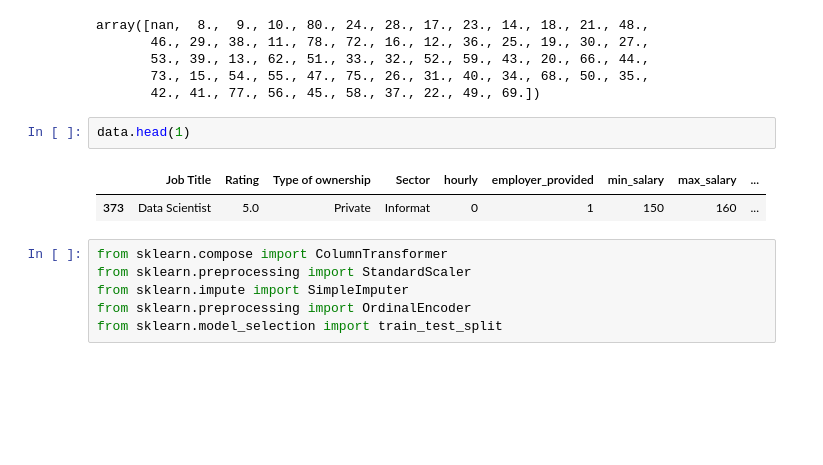
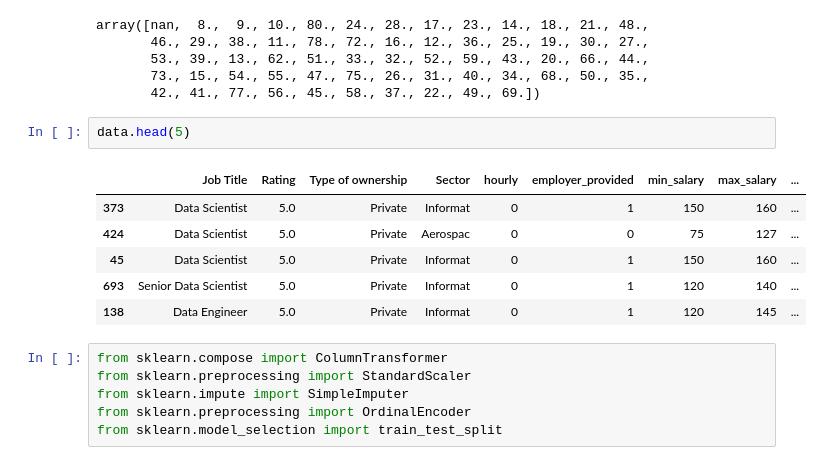
Before and after one commit to awaistahseen009/Regression-Projects, a Jupyter notebook: Glassdoor_salary_prediction.ipynb, the cells around one changed output. Drawn from its saved outputs; the diff is of its cells as text; blank space fills up the shorter version.

```diff
--- a/Glassdoor_salary_prediction.ipynb
+++ b/Glassdoor_salary_prediction.ipynb
@@ -129,10 +129,14 @@ array([nan,  8.,  9., 10., 80., 24., 28., 17., 23., 14., 18., 21., 48.,
        73., 15., 54., 55., 47., 75., 26., 31., 40., 34., 68., 50., 35.,
        42., 41., 77., 56., 45., 58., 37., 22., 49., 69.])
 # %%
-data.head(1)
+data.head(5)
 # %% [output]
 |  | Job Title | Rating | Type of ownership | Sector | hourly | employer_provided | min_salary | max_salary | ... |
 | 373 | Data Scientist | 5.0 | Private | Informat | 0 | 1 | 150 | 160 | ... |
+| 424 | Data Scientist | 5.0 | Private | Aerospac | 0 | 0 | 75 | 127 | ... |
+| 45 | Data Scientist | 5.0 | Private | Informat | 0 | 1 | 150 | 160 | ... |
+| 693 | Senior Data Scientist | 5.0 | Private | Informat | 0 | 1 | 120 | 140 | ... |
+| 138 | Data Engineer | 5.0 | Private | Informat | 0 | 1 | 120 | 145 | ... |
 # %%
 from sklearn.compose import ColumnTransformer
 from sklearn.preprocessing import StandardScaler
```
Also changed, not shown: parts of 8 cells of this notebook.
